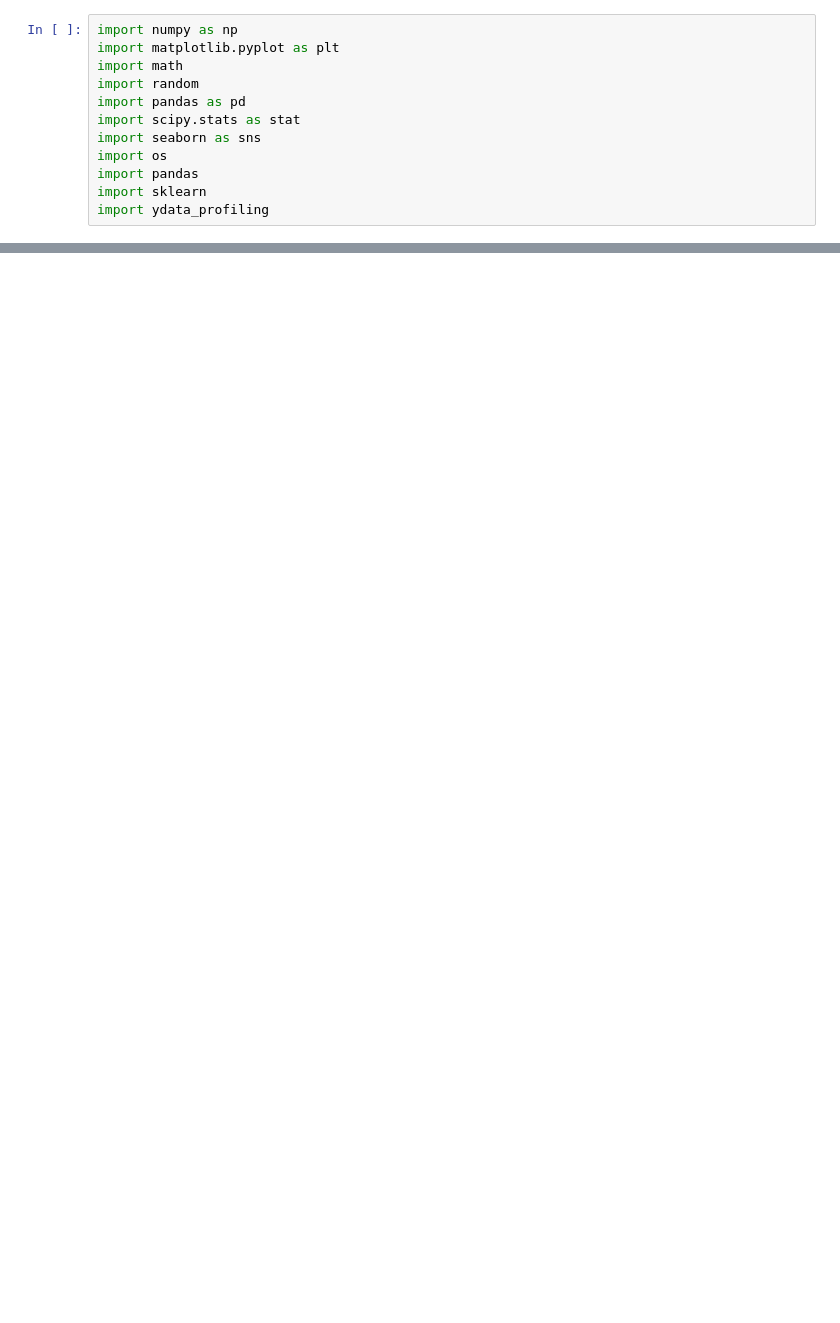
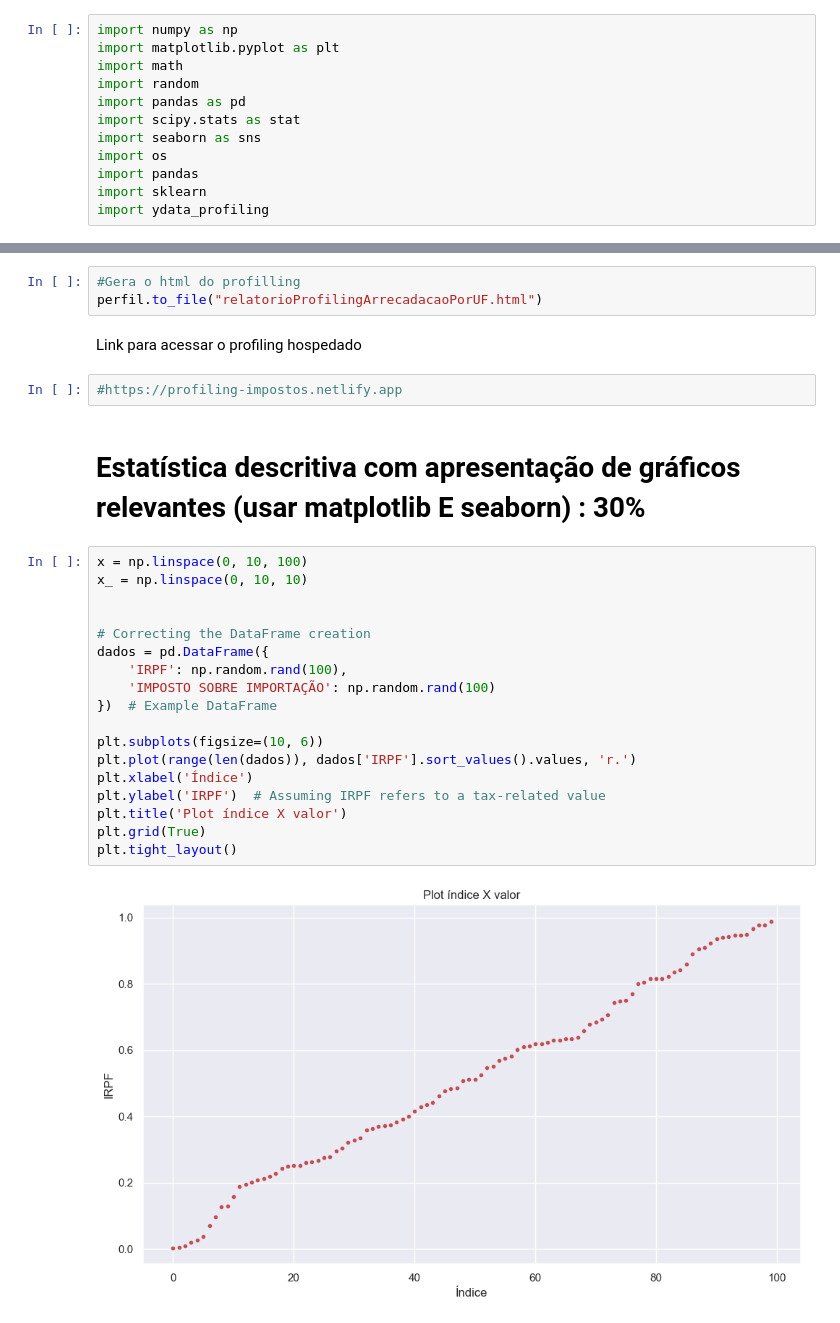
Before and after one commit to J41R0JUNIOR/FinalProjectNovasTecnologias, a Jupyter notebook: TrabalhoFinal.ipynb, the cells around one changed output, grey strips where cells are left out. Drawn from its saved outputs; the diff is of its cells as text; blank space fills up the shorter version.

```diff
--- a/TrabalhoFinal.ipynb
+++ b/TrabalhoFinal.ipynb
@@ -74,0 +251,29 @@ dados.describe()
+# %%
+#Gera o html do profilling
+perfil.to_file("relatorioProfilingArrecadacaoPorUF.html")
+# %% [markdown]
+Link para acessar o profiling hospedado
+# %%
+#https://profiling-impostos.netlify.app
+# %% [markdown]
+# Estatística descritiva com apresentação de gráficos relevantes (usar matplotlib E seaborn) : 30%
+# %%
+x = np.linspace(0, 10, 100)
+x_ = np.linspace(0, 10, 10)
+
+
+# Correcting the DataFrame creation
+dados = pd.DataFrame({
+    'IRPF': np.random.rand(100),
+    'IMPOSTO SOBRE IMPORTAÇÃO': np.random.rand(100)
+})  # Example DataFrame
+
+plt.subplots(figsize=(10, 6))
+plt.plot(range(len(dados)), dados['IRPF'].sort_values().values, 'r.')
+plt.xlabel('Índice')
+plt.ylabel('IRPF')  # Assuming IRPF refers to a tax-related value
+plt.title('Plot índice X valor')
+plt.grid(True)
+plt.tight_layout()
+# %% [output]
+[figure, added]
```
Also changed, not shown: parts of 22 cells of this notebook, 1 other file.
